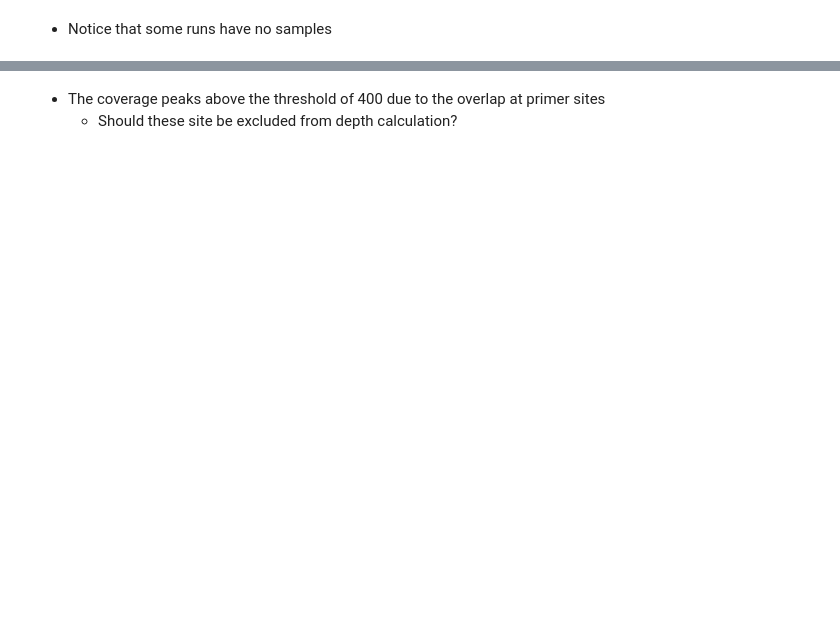
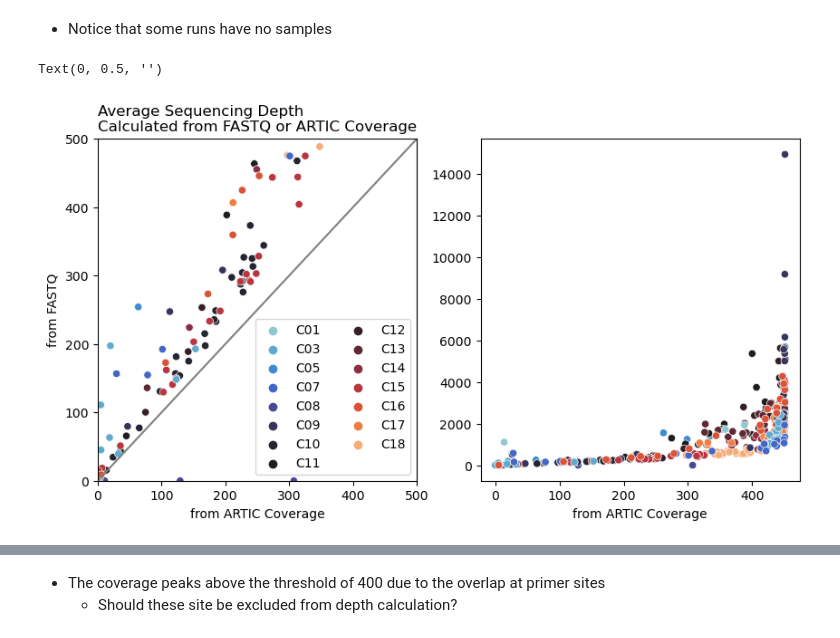
Before and after one commit to danieljbridges/Path_nCoV, a Jupyter notebook: notebooks/analyse_gisaid-statistics.ipynb, the cells around one changed output, grey strips where cells are left out. Saved outputs shown, nothing was run; the diff lists cells and outputs as text; code cells hidden in the pictures; blank space fills up the shorter version.

```diff
--- a/notebooks/analyse_gisaid-statistics.ipynb
+++ b/notebooks/analyse_gisaid-statistics.ipynb
@@ -92,5 +90,37 @@ ax.grid(axis='y', linestyle='dotted')
 # %% [markdown]
 - Notice that some runs have no samples
+# %%
+fig, ax = plt.subplots(1, 2, figsize=(10, 5))
+
+# LIMIT TO 500X
+sns.scatterplot(x=df["sequencing_depth_avg"],
+                y=df["sequencing_depth_avg_fastq"],
+                hue=df["run"], palette="icefire",
+                ax=ax[0])
+ax[0].plot([0, 500], [0, 500], linestyle='solid', color='grey')
+# Labels
+ax[0].set_title("Average Sequencing Depth\nCalculated from FASTQ or ARTIC Coverage", loc="left")
+ax[0].set_xlabel("from ARTIC Coverage")
+ax[0].set_ylabel("from FASTQ")
+# Limits
+ax[0].set_xlim((0, 500))
+ax[0].set_ylim((0, 500))
+# Legend
+ax[0].legend(loc="lower right", ncol=2)
+
+# FULL PLOT
+sns.scatterplot(x=df["sequencing_depth_avg"],
+                y=df["sequencing_depth_avg_fastq"],
+                hue=df["run"], palette="icefire",
+                ax=ax[1], legend=False)
+# Labels
+ax[1].set_xlabel("from ARTIC Coverage")
+ax[1].set_ylabel("")
+
+fig.savefig("../5_GISAID/coverage.png", bbox_inches="tight", pad_inches=0.5)
+# %% [output]
+Text(0, 0.5, '')
+[figure, added]
 # %%
 fig, ax = plt.subplots(2, 1, figsize=(8, 6), sharex=True)
 fig.subplots_adjust(hspace=0.05)
```
Also changed, not shown: parts of 6 cells of this notebook.
